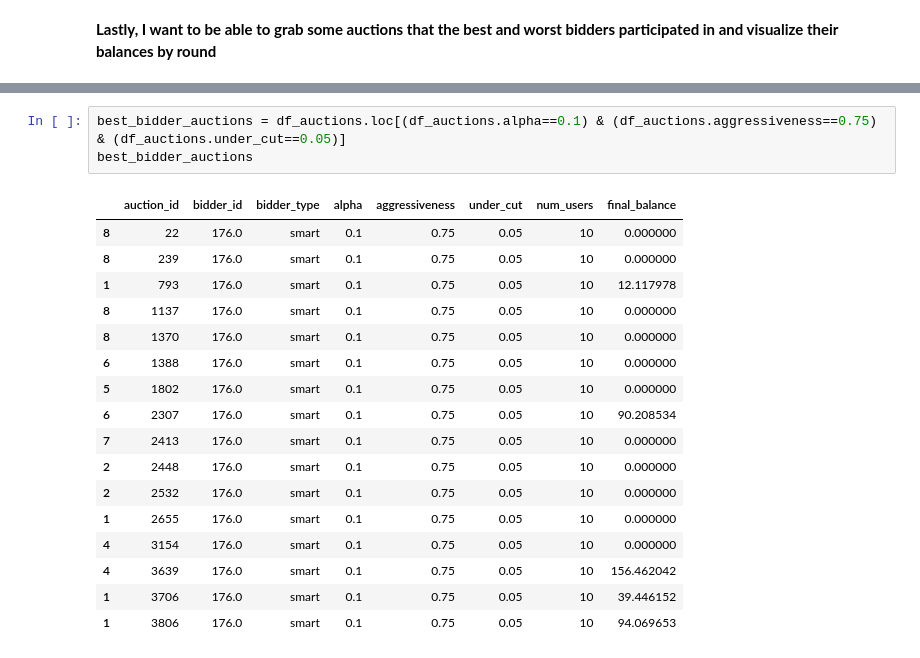
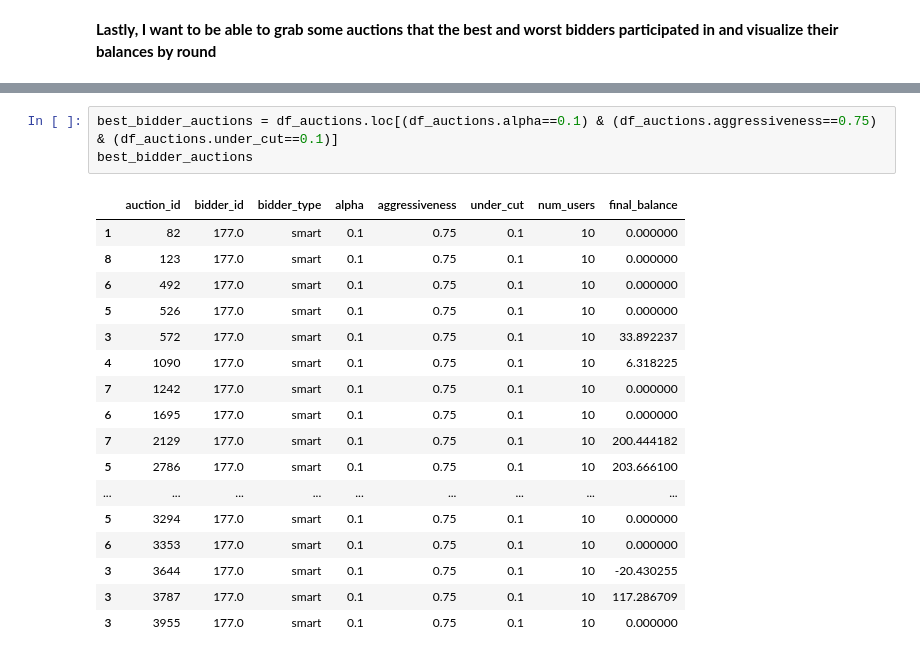
Before and after one commit to cbwright11/second-price-auction, a Jupyter notebook: Experiments.ipynb, the cells around one changed output, grey strips where cells are left out. Drawn from its saved outputs; the diff is of its cells as text.

```diff
--- a/Experiments.ipynb
+++ b/Experiments.ipynb
@@ -348,25 +348,25 @@ under_cut
 Name: final_balance, dtype: float64
 # %%
-best_bidder_auctions = df_auctions.loc[(df_auctions.alpha==0.1) & (df_auctions.aggressiveness==0.75) & (df_auctions.under_cut==0.05)]
+best_bidder_auctions = df_auctions.loc[(df_auctions.alpha==0.1) & (df_auctions.aggressiveness==0.75) & (df_auctions.under_cut==0.1)]
 best_bidder_auctions
 # %% [output]
 |  | auction_id | bidder_id | bidder_type | alpha | aggressiveness | under_cut | num_users | final_balance |
-| 8 | 22 | 176.0 | smart | 0.1 | 0.75 | 0.05 | 10 | 0.000000 |
-| 8 | 239 | 176.0 | smart | 0.1 | 0.75 | 0.05 | 10 | 0.000000 |
-| 1 | 793 | 176.0 | smart | 0.1 | 0.75 | 0.05 | 10 | 12.117978 |
-| 8 | 1137 | 176.0 | smart | 0.1 | 0.75 | 0.05 | 10 | 0.000000 |
-| 8 | 1370 | 176.0 | smart | 0.1 | 0.75 | 0.05 | 10 | 0.000000 |
-| 6 | 1388 | 176.0 | smart | 0.1 | 0.75 | 0.05 | 10 | 0.000000 |
-| 5 | 1802 | 176.0 | smart | 0.1 | 0.75 | 0.05 | 10 | 0.000000 |
-| 6 | 2307 | 176.0 | smart | 0.1 | 0.75 | 0.05 | 10 | 90.208534 |
-| 7 | 2413 | 176.0 | smart | 0.1 | 0.75 | 0.05 | 10 | 0.000000 |
-| 2 | 2448 | 176.0 | smart | 0.1 | 0.75 | 0.05 | 10 | 0.000000 |
-| 2 | 2532 | 176.0 | smart | 0.1 | 0.75 | 0.05 | 10 | 0.000000 |
-| 1 | 2655 | 176.0 | smart | 0.1 | 0.75 | 0.05 | 10 | 0.000000 |
-| 4 | 3154 | 176.0 | smart | 0.1 | 0.75 | 0.05 | 10 | 0.000000 |
-| 4 | 3639 | 176.0 | smart | 0.1 | 0.75 | 0.05 | 10 | 156.462042 |
-| 1 | 3706 | 176.0 | smart | 0.1 | 0.75 | 0.05 | 10 | 39.446152 |
-| 1 | 3806 | 176.0 | smart | 0.1 | 0.75 | 0.05 | 10 | 94.069653 |
+| 1 | 82 | 177.0 | smart | 0.1 | 0.75 | 0.1 | 10 | 0.000000 |
+| 8 | 123 | 177.0 | smart | 0.1 | 0.75 | 0.1 | 10 | 0.000000 |
+| 6 | 492 | 177.0 | smart | 0.1 | 0.75 | 0.1 | 10 | 0.000000 |
+| 5 | 526 | 177.0 | smart | 0.1 | 0.75 | 0.1 | 10 | 0.000000 |
+| 3 | 572 | 177.0 | smart | 0.1 | 0.75 | 0.1 | 10 | 33.892237 |
+| 4 | 1090 | 177.0 | smart | 0.1 | 0.75 | 0.1 | 10 | 6.318225 |
+| 7 | 1242 | 177.0 | smart | 0.1 | 0.75 | 0.1 | 10 | 0.000000 |
+| 6 | 1695 | 177.0 | smart | 0.1 | 0.75 | 0.1 | 10 | 0.000000 |
+| 7 | 2129 | 177.0 | smart | 0.1 | 0.75 | 0.1 | 10 | 200.444182 |
+| 5 | 2786 | 177.0 | smart | 0.1 | 0.75 | 0.1 | 10 | 203.666100 |
+| ... | ... | ... | ... | ... | ... | ... | ... | ... |
+| 5 | 3294 | 177.0 | smart | 0.1 | 0.75 | 0.1 | 10 | 0.000000 |
+| 6 | 3353 | 177.0 | smart | 0.1 | 0.75 | 0.1 | 10 | 0.000000 |
+| 3 | 3644 | 177.0 | smart | 0.1 | 0.75 | 0.1 | 10 | -20.430255 |
+| 3 | 3787 | 177.0 | smart | 0.1 | 0.75 | 0.1 | 10 | 117.286709 |
+| 3 | 3955 | 177.0 | smart | 0.1 | 0.75 | 0.1 | 10 | 0.000000 |
 # %%
 for id_ in best_bidder_auctions.auction_id:
     auctions[id_].plot_history()
```
Also changed, not shown: parts of 12 cells of this notebook, 1 other file.
